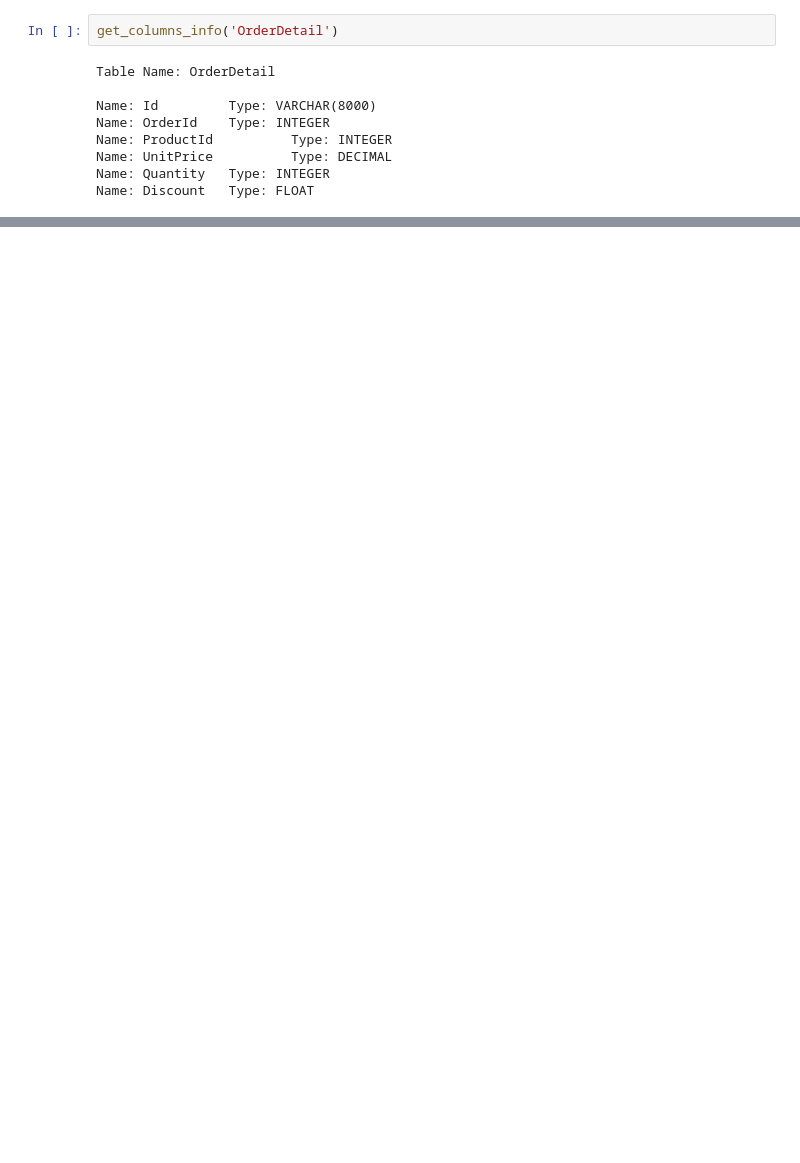
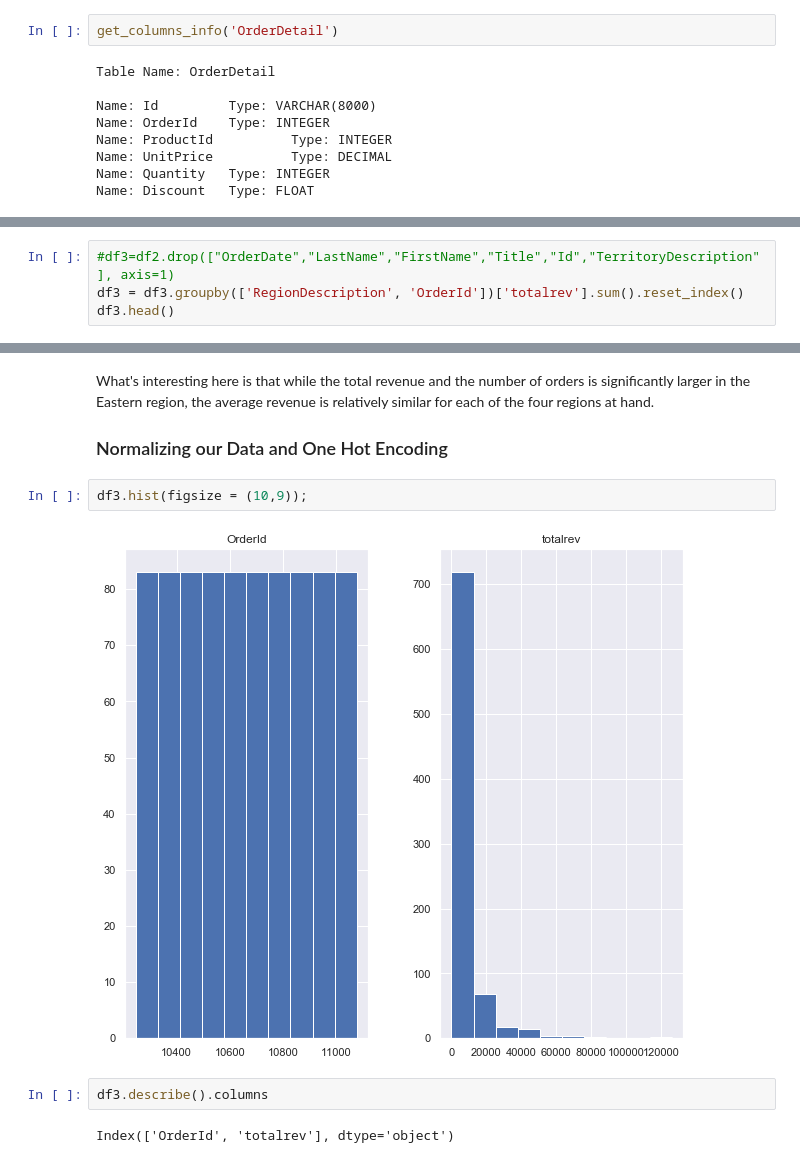
Before and after one commit to miyamuse/dsc-2-final-project-online-ds-sp-000, a Jupyter notebook: project.ipynb, the cells around one changed output, grey strips where cells are left out. Saved outputs shown, nothing was run; the diff lists cells and outputs as text; blank space fills up the shorter version.

```diff
--- a/project.ipynb
+++ b/project.ipynb
@@ -612,0 +823,4 @@ Next I want to understand which employees bring in the most revenue. This is imp
+# %%
+#df3=df2.drop(["OrderDate","LastName","FirstName","Title","Id","TerritoryDescription"], axis=1)
+df3 = df3.groupby(['RegionDescription', 'OrderId'])['totalrev'].sum().reset_index()
+df3.head()
@@ -612,0 +834,12 @@ Next I want to understand which employees bring in the most revenue. This is imp
+# %% [markdown]
+What's interesting here is that while the total revenue and the number of orders is significantly larger in the Eastern region, the average revenue is relatively similar for each of the four regions at hand.
+
+### Normalizing our Data and One Hot Encoding
+# %%
+df3.hist(figsize = (10,9));
+# %% [output]
+[figure, added]
+# %%
+df3.describe().columns
+# %% [output]
+Index(['OrderId', 'totalrev'], dtype='object')
```
Also changed, not shown: parts of 44 cells of this notebook.
